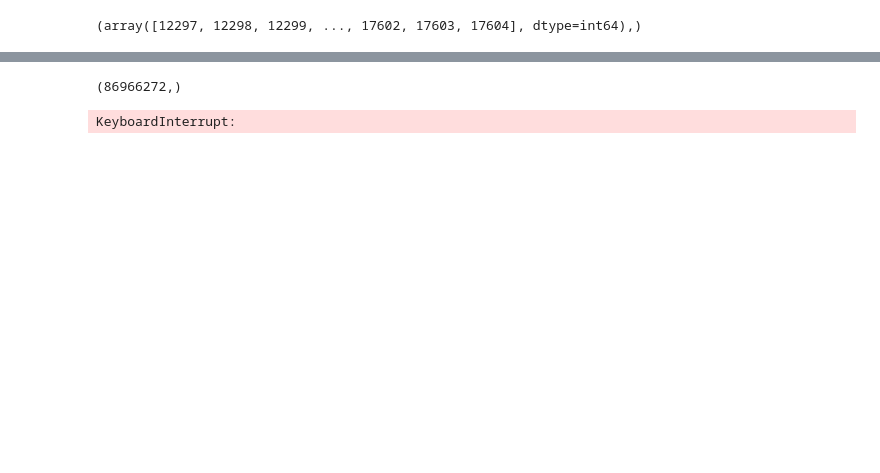
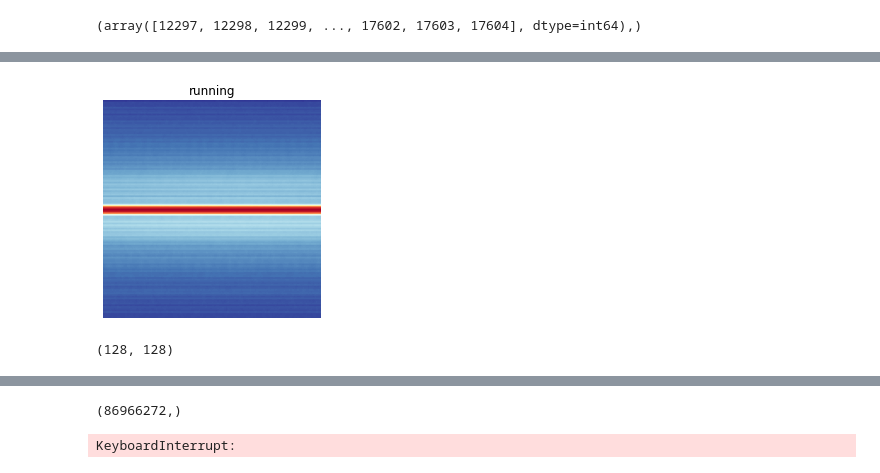
Before and after one commit to nemashy/Masters-Nyasha, a Jupyter notebook: Exploratory Data Analysis.ipynb, the cells around one changed output, grey strips where cells are left out. Cells and saved outputs as stored; diff of their text form; code cells hidden in the pictures; blank space fills up the shorter version.

```diff
--- a/Exploratory Data Analysis.ipynb
+++ b/Exploratory Data Analysis.ipynb
@@ -132,0 +116,30 @@ running_data = train_data_scaled[np.where(train_label == 'running')].flatten()
+# %%
+clutter_data = train_data_scaled[np.where(train_label == 'clutter/noise')]
+avg_clutter_image = sum(clutter_data)/len(clutter_data)
+
+vehicle_data = train_data_scaled[np.where(train_label == 'vehicle')]
+avg_vehicle_image = sum(vehicle_data)/len(vehicle_data)
+
+walking_data = train_data_scaled[np.where(train_label == 'walking')]
+avg_walking_image = sum(walking_data)/len(walking_data)
+
+sphere_swing_data = train_data_scaled[np.where(train_label == 'sphere_swing')]
+avg_sphere_swing_image = sum(sphere_swing_data)/len(sphere_swing_data)
+
+running_data = train_data_scaled[np.where(train_label == 'running')]
+avg_running_image = sum(running_data)/len(running_data)
+
+walking_2_data = train_data_scaled[np.where(train_label == '2_walking')]
+avg_walking_2_image = sum(walking_2_data)/len(walking_2_data)
+
+
+plt.imshow(avg_running_image, cmap='RdYlBu_r')
+plt.title(f'{train_label[image_num]}')
+plt.axis('off')
+plt.show()
+# %% [output]
+[figure, added]
+# %%
+avg_clutter_image.shape
+# %% [output]
+(128, 128)
```
Also changed, not shown: parts of 15 cells of this notebook.
